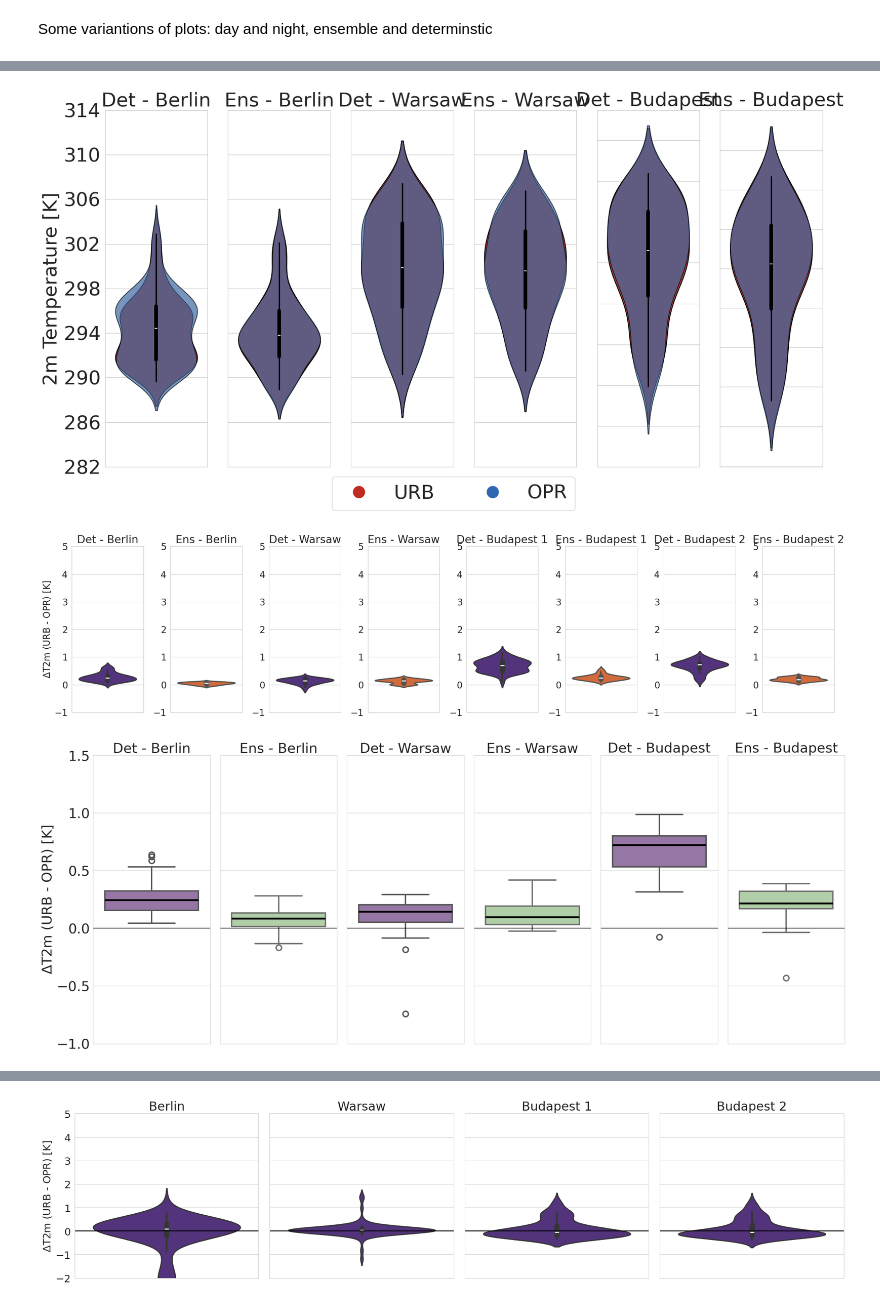
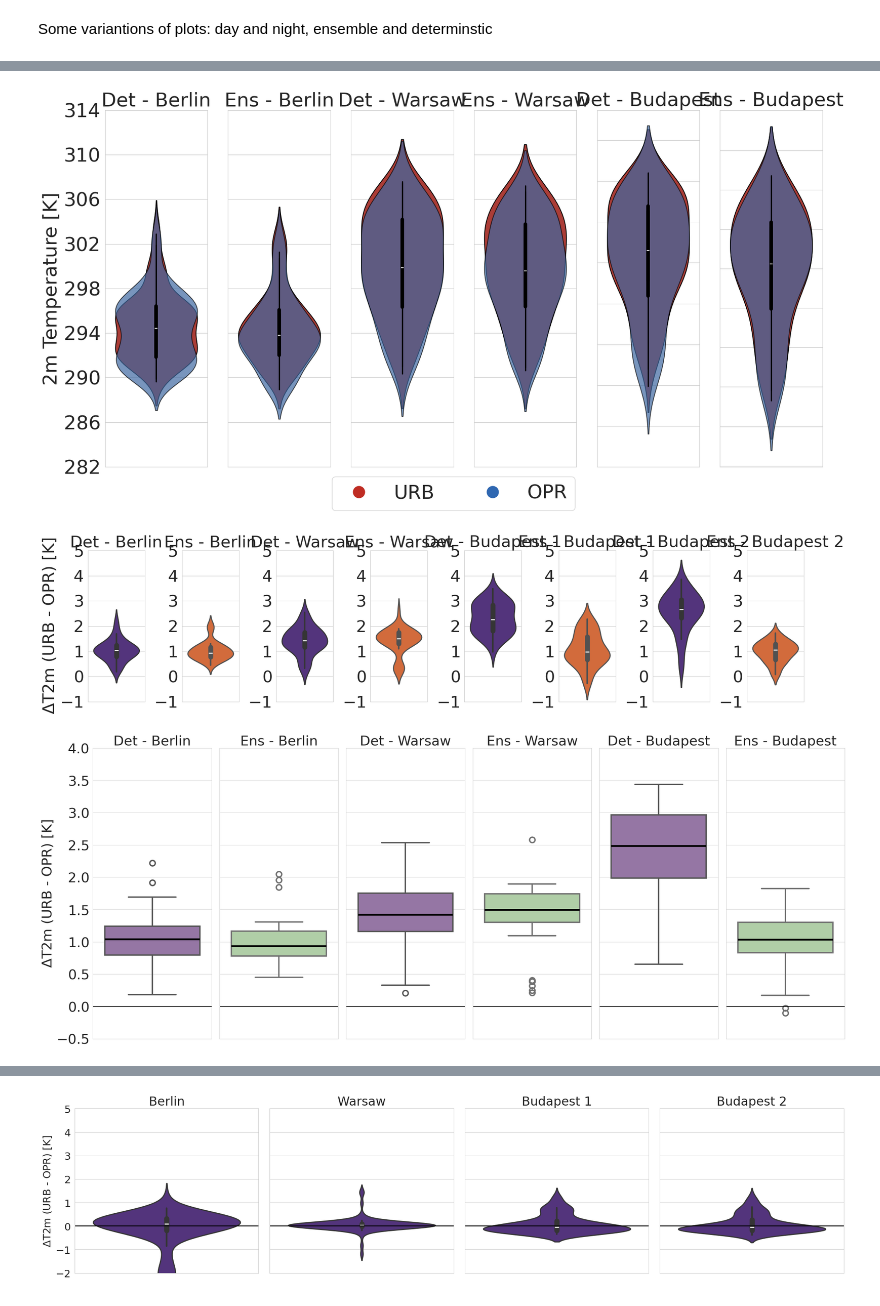
Before and after one commit to maymeret/master_thesis, a Jupyter notebook: 2021_cEU_violin_plots_ensemble.ipynb, the cells around one changed output, grey strips where cells are left out. Saved outputs shown, nothing was run; the diff lists cells and outputs as text; code cells hidden in the pictures.

```diff
--- a/2021_cEU_violin_plots_ensemble.ipynb
+++ b/2021_cEU_violin_plots_ensemble.ipynb
@@ -83,10 +83,10 @@ def get_variable_1d(len_data, data, variable, height_level, hour): #data is the
 # %%
 #read in the determinstic run files
 
-data_WU_nights_det = get_data_nights(120, 'WU')
+data_WU_nights_det = get_data_nights(120, 'URB')
 data_NU_nights_det = get_data_nights(120, 'NU')
 # %%
-data_WU_days_det = get_data_days(120, 'WU')
+data_WU_days_det = get_data_days(120, 'URB')
 data_NU_days_det = get_data_days(120, 'NU')
 # %%
 mem_ids = ['mem001', 'mem002', 'mem003', 'mem004', 'mem005', 'mem006', 'mem007', 'mem008', 'mem009', 'mem010',
@@ -97,12 +97,12 @@ mem_ids = ['mem001', 'mem002', 'mem003', 'mem004', 'mem005', 'mem006', 'mem007',
 data_WU_nights_mem = {}
 
 for mem_id in mem_ids:
-    data_WU_nights_mem[mem_id] = get_data_nights_ens(120, 'WU', mem_id)
+    data_WU_nights_mem[mem_id] = get_data_nights_ens(120, 'URB', mem_id)
 # %%
 data_WU_days_mem = {}
 
 for mem_id in mem_ids:
-    data_WU_days_mem[mem_id] = get_data_days_ens(120, 'WU', mem_id)
+    data_WU_days_mem[mem_id] = get_data_days_ens(120, 'URB', mem_id)
 # %%
 data_NU_nights_mem = {}
 
@@ -763,7 +763,7 @@ axes[-1].legend(handles, labels, bbox_to_anchor=(-2.6, 0), loc='upper center', n
 plt.savefig('../plots_2024/cEU_det_ens_days_2021_Budapest_combined.jpeg')
 plt.show()
 # %% [output]
-[figure, old version]
+[figure, new version]
 # %%
 plt.rcParams.update({'font.size': 16})
 
@@ -799,7 +799,7 @@ plt.tight_layout()
 #plt.savefig('../plots_2024/cEU_det_ens_diff_nights_combined_budapest_2021.jpeg')
 plt.show()
 # %% [output]
-[figure, old version]
+[figure, new version]
 # %%
 #differences central europe daytime, combinded Budapest
 
@@ -813,8 +813,8 @@ flierprops = dict(markersize=12, linestyle='none', alpha=1, markeredgewidth=3)
 num_members = 4
 city_names = ['Berlin', 'Warsaw', 'Budapest']
 
-y_min = -1
-y_max = 1.5
+y_min = -.5
+y_max = 4
 step = .5
 y_values = list(np.arange(y_min, y_max + step, step))
 
@@ -856,34 +856,34 @@ for i, city in enumerate(range(3)):
 
 
 for i, city in enumerate(range(3)):
     if city >= 2: #combining budapest
         values_wu = (mean_over_mem_WU_nights_cell[2]
                      - mean_over_mem_NU_nights_cell[2]
                      + mean_over_mem_WU_nights_cell[3]
                      - mean_over_mem_NU_nights_cell[3])/2
         sns.boxplot(ax=axes[2*i + 1], y=values_wu, color='#ADD4A0', linewidth = 3,
                       medianprops = medianprops, flierprops = flierprops)
         axes[2*i + 1].set_title(f'Ens - {city_names[city]}')
         axes[2*i + 1].set_ylim(y_min, y_max)
         axes[2*i + 1].set_yticks(y_values)
         axes[2*i + 1].axhline(y=0, color='black', linestyle='-')
         axes[2*i + 1].axes.yaxis.set_ticklabels([])
 
     else:
         values_wu = mean_over_mem_WU_nights_cell[city] - mean_over_mem_NU_nights_cell[city]
         sns.boxplot(ax=axes[2*i + 1], y=values_wu, color='#ADD4A0', linewidth = 3,
                       medianprops = medianprops, flierprops = flierprops)
         axes[2*i + 1].set_title(f'Ens - {city_names[city]}')
         axes[2*i + 1].set_ylim(y_min, y_max)
         axes[2*i + 1].set_yticks(y_values)
         axes[2*i + 1].axhline(y=0, color='black', linestyle='-')
         axes[2*i + 1].axes.yaxis.set_ticklabels([])
 
 plt.tight_layout()
 plt.savefig('../plots_2024/cEU_det_ens_diff_nights_combined_budapest_2021.jpeg')
 plt.show()
 # %% [output]
-[figure, old version]
+[figure, new version]
 # %%
 #differences central europe daytime, combinded Budapest
 
```
Also changed, not shown: parts of 16 cells of this notebook, 10 other files.
